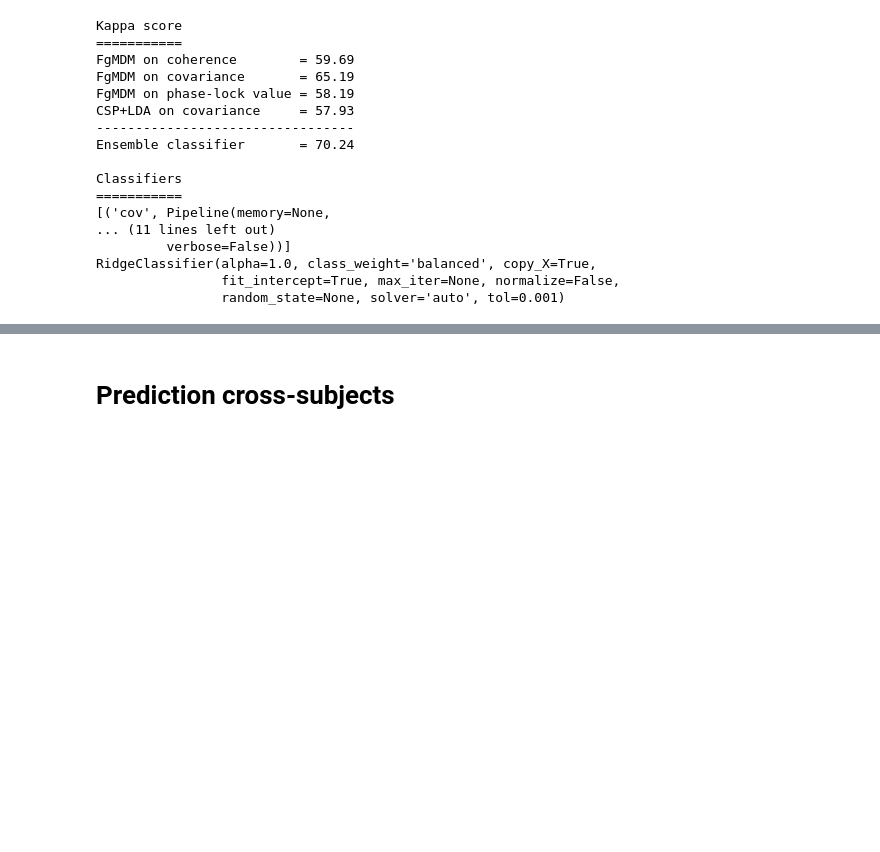
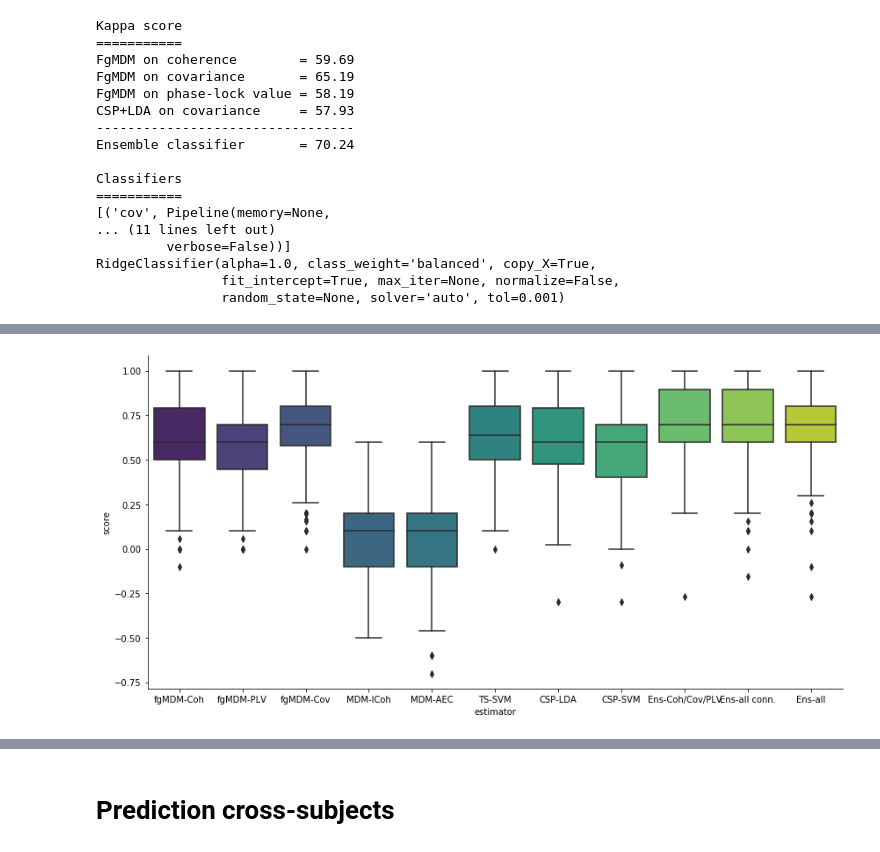
Before and after one commit to sylvchev/wcci-rgcon, a Jupyter notebook: functional_connectivity-ensemble.ipynb, the cells around one changed output, grey strips where cells are left out. Saved outputs shown, nothing was run; the diff lists cells and outputs as text; code cells hidden in the pictures; blank space fills up the shorter version.

```diff
--- a/functional_connectivity-ensemble.ipynb
+++ b/functional_connectivity-ensemble.ipynb
@@ -584,0 +733,6 @@ RidgeClassifier(alpha=1.0, class_weight='balanced', copy_X=True,
+# %%
+sns.catplot(x='estimator', y='score', kind='box', data=df_all,
+            height=6, aspect=2, palette="viridis")
+plt.savefig("ensemble-all-classif2.png")
+# %% [output]
+[figure, added]
```
Also changed, not shown: parts of 14 cells of this notebook, 1 other file.
